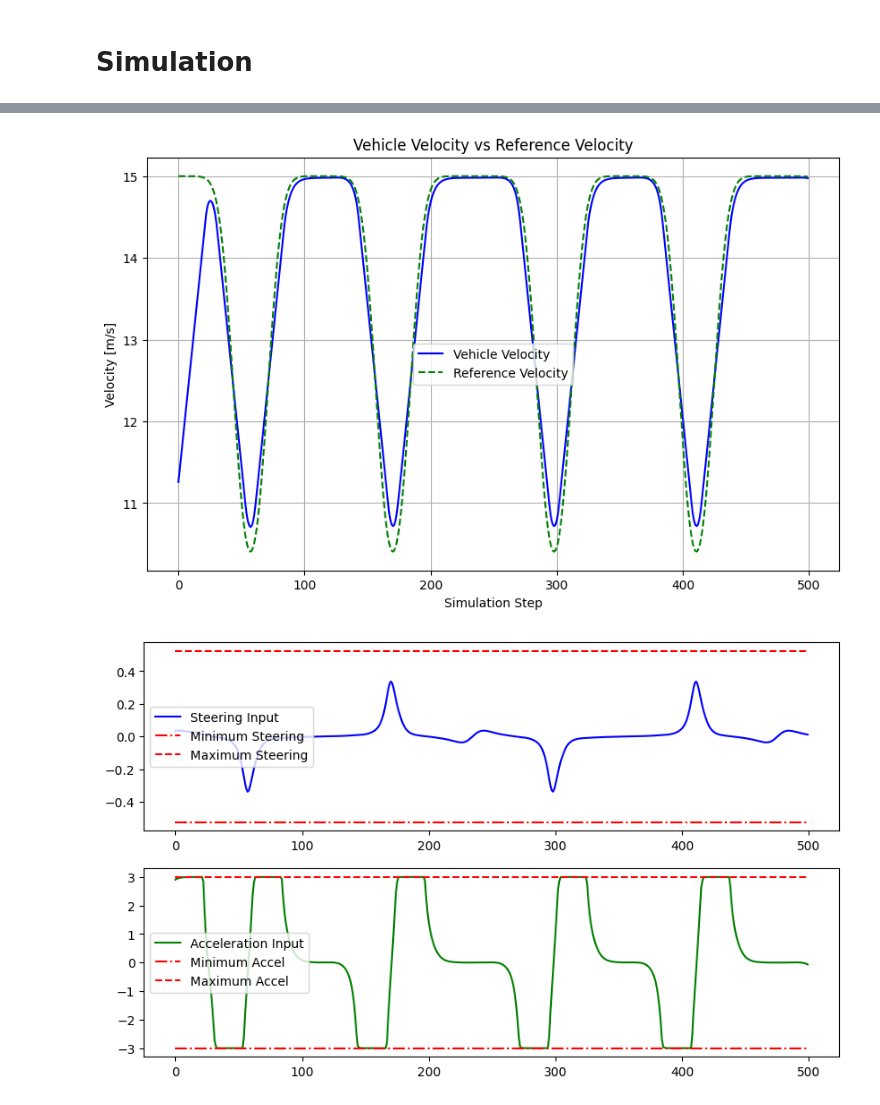
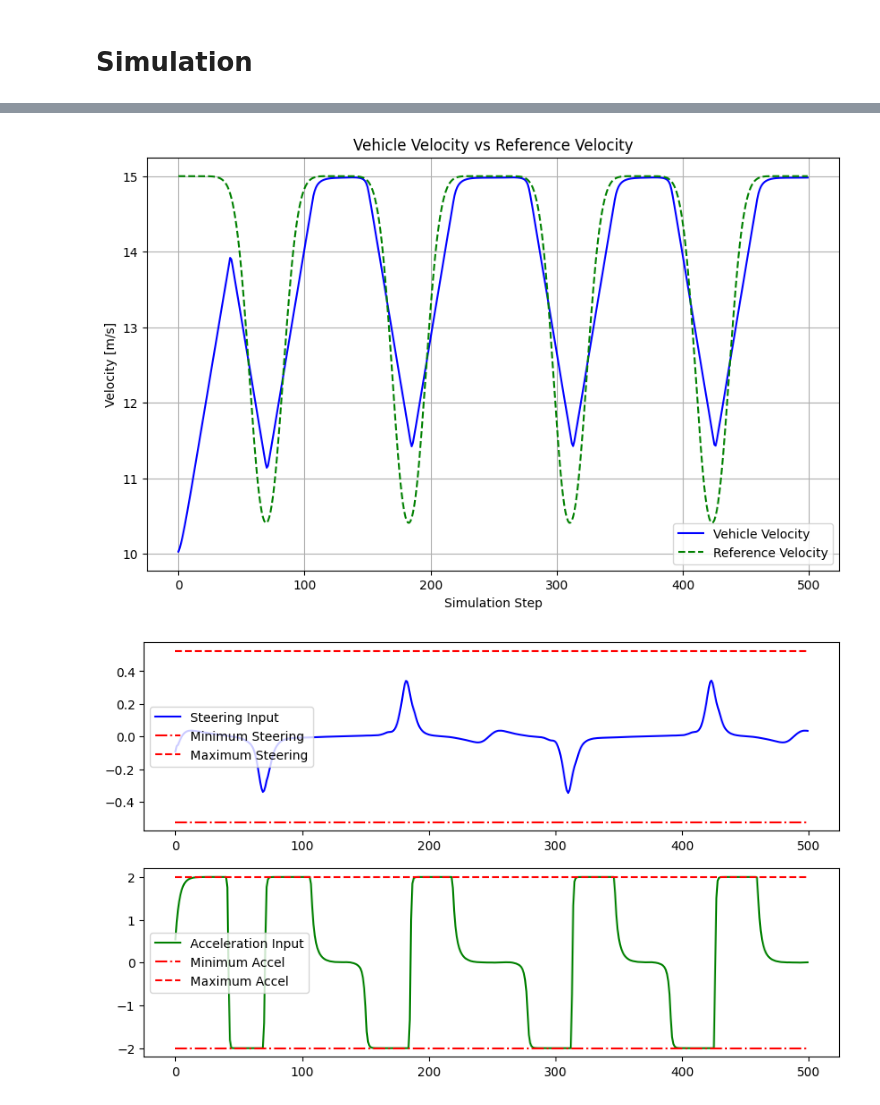
Before and after one commit to lucjer/mpc_project, a Jupyter notebook: vehicle_dynamics/test.ipynb, the cells around one changed output, grey strips where cells are left out. Saved outputs shown, nothing was run; the diff lists cells and outputs as text; code cells hidden in the pictures.

```diff
--- a/vehicle_dynamics/test.ipynb
+++ b/vehicle_dynamics/test.ipynb
@@ -37,14 +42,17 @@ plt.show()
 # %% [markdown]
 # Initialize MPC Controller and Path Follower
 # %%
+os.chdir('/Users/ros2/Documents/mpc_project/vehicle_dynamics')
+
+
 model_kin = vm.KinematicBicycleVariableSpeed('config_files/mpc_bicycle_velocity_config.yaml')
 n_horizon = 25
 Q = sparse.diags([50, 50, 65, 60]) # State cost matrix
 R = sparse.diags([5, 1]) # Input cost matrix
 
 # Define the input constraints and State constraints (states unconstrained currently)
-u_min_acc = -3
-u_max_acc = 3
+u_min_acc = -2
+u_max_acc = 2
 delta_min = -np.pi/6
 delta_max = np.pi/6
 
@@ -84,7 +91,8 @@ vehicle_velocities = []
 reference_velocities = []
 reference_curvatures = []
 
-while n_sim < 500:
+from tqdm import tqdm
+for i in tqdm(range(500)):
     debug = False
     if n_sim % 50 == 0:
         debug = False
@@ -154,24 +143,24 @@ plt.grid(True)
 plt.savefig('simulations/velocity_comparison.pdf')
 plt.show()
 # %% [output]
-[figure, old version]
+[figure, new version]
 # %%
 
 plt.figure(figsize=(10, 6))
 plt.subplot(2, 1, 1)
 plt.plot(delta_input, label='Steering Input', color='blue')
 plt.plot([delta_min]*len(input_history), label='Minimum Steering', color='red', linestyle='dashdot')
 plt.plot([delta_max]*len(input_history), label='Maximum Steering', color='red', linestyle='--')
 plt.legend()
 plt.subplot(2, 1, 2)
 plt.plot(acc_input, label='Acceleration Input', color='green')
 plt.plot([u_min_acc]*len(input_history), label='Minimum Accel', color='red', linestyle='dashdot')
 plt.plot([u_max_acc]*len(input_history), label='Maximum Accel', color='red', linestyle='--')
 plt.savefig('simulations/input_comparison.pdf')
-plt.legend()
+plt.legend(loc='best')
 plt.show()
 # %% [output]
-[figure, old version]
+[figure, new version]
 # %%
 
 
```
Also changed, not shown: parts of 4 cells of this notebook.
